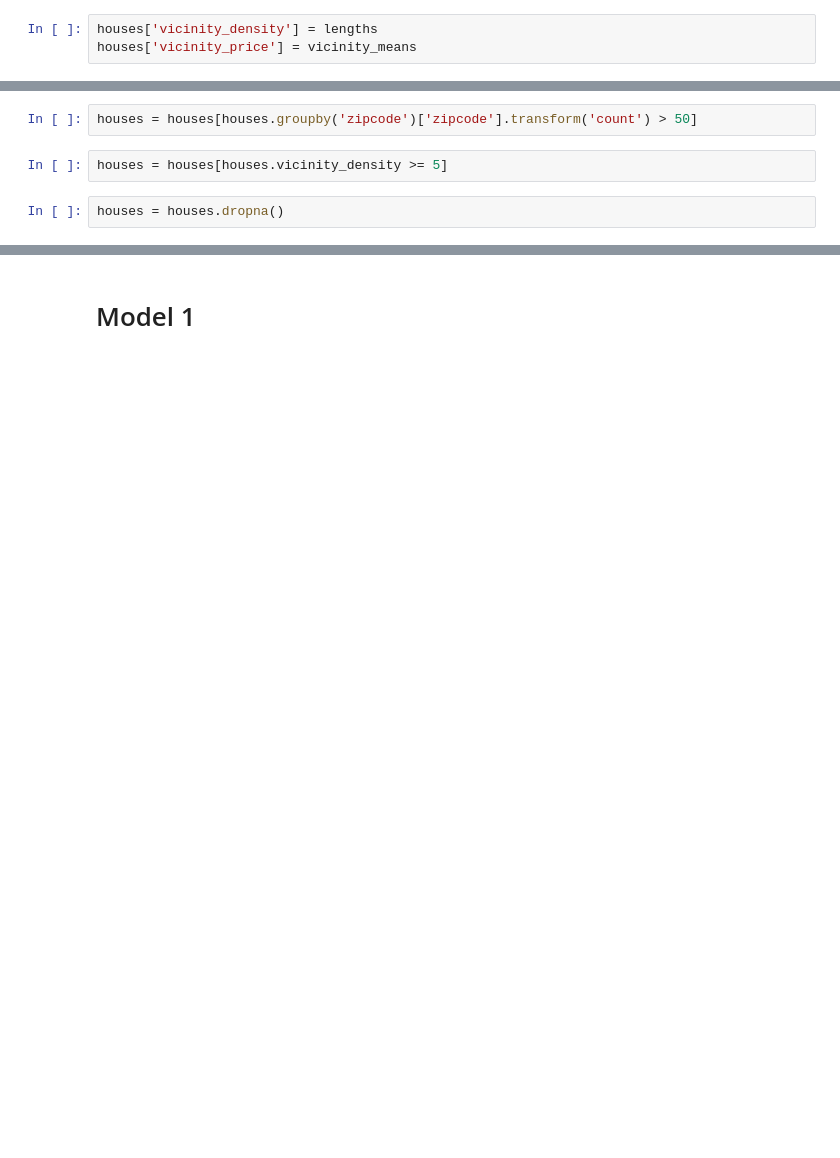
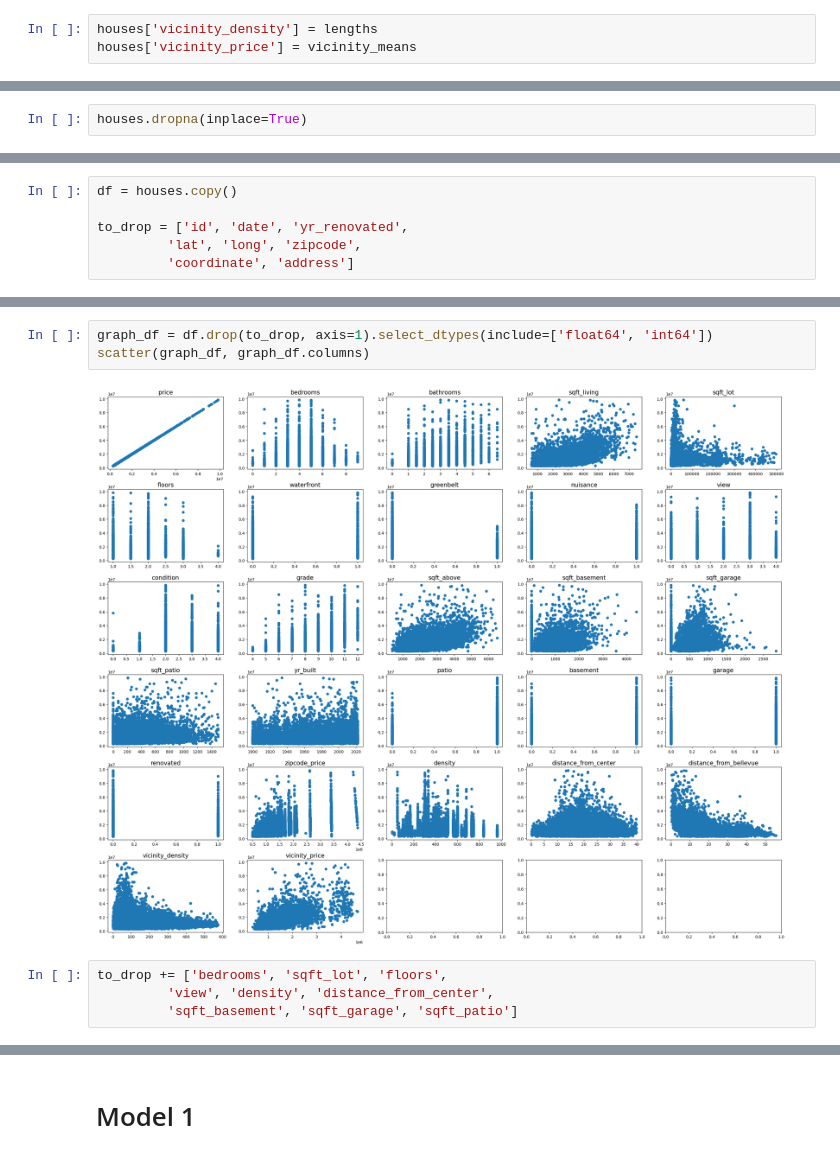
Before and after one commit to Jellohub/phase2_project, a Jupyter notebook: Notebook.ipynb, the cells around one changed output, grey strips where cells are left out. Cells and saved outputs as stored; diff of their text form; blank space fills up the shorter version.

```diff
--- a/Notebook.ipynb
+++ b/Notebook.ipynb
@@ -214,6 +190,2 @@ houses = value_counts(houses, cols)
-# %%
-houses = houses[houses.groupby('zipcode')['zipcode'].transform('count') > 50]
-# %%
-houses = houses[houses.vicinity_density >= 5]
 # %%
-houses = houses.dropna()
+houses.dropna(inplace=True)
@@ -287,0 +192,6 @@ List of variables we are interested in:
+# %%
+df = houses.copy()
+
+to_drop = ['id', 'date', 'yr_renovated',
+         'lat', 'long', 'zipcode',
+         'coordinate', 'address']
@@ -287,0 +216,9 @@ List of variables we are interested in:
+# %%
+graph_df = df.drop(to_drop, axis=1).select_dtypes(include=['float64', 'int64'])
+scatter(graph_df, graph_df.columns)
+# %% [output]
+[figure, added]
+# %%
+to_drop += ['bedrooms', 'sqft_lot', 'floors',
+         'view', 'density', 'distance_from_center',
+         'sqft_basement', 'sqft_garage', 'sqft_patio']
```
Also changed, not shown: parts of 40 cells of this notebook.
